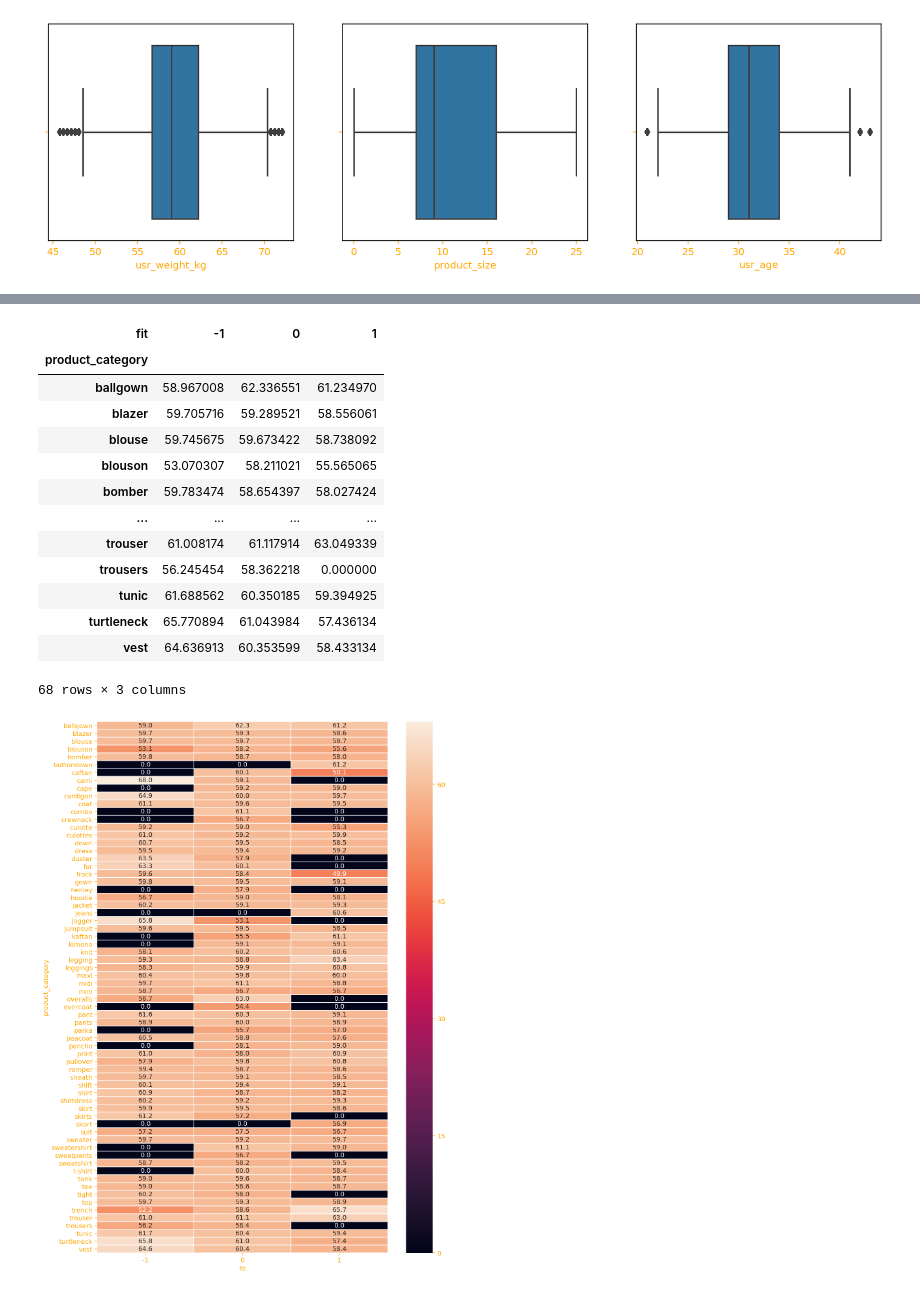
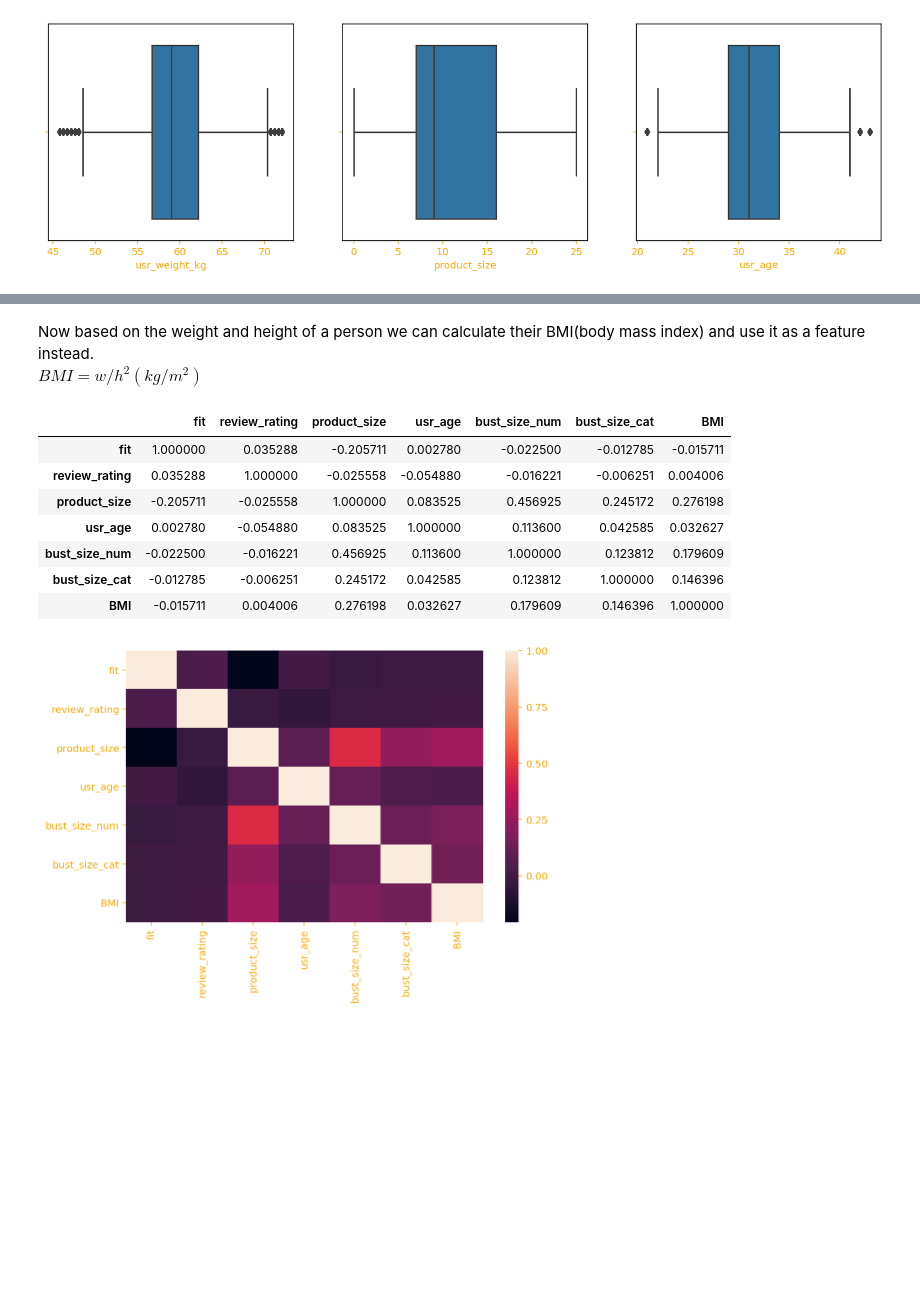
Before and after one commit to Dmytro-Shvetsov/ClothingFit, a Jupyter notebook: data/data_analysis_and_cleaning.ipynb, the cells around one changed output, grey strips where cells are left out. Cells and saved outputs as stored; diff of their text form; code cells hidden in the pictures; blank space fills up the shorter version.

```diff
--- a/data/data_analysis_and_cleaning.ipynb
+++ b/data/data_analysis_and_cleaning.ipynb
@@ -384,27 +375,3 @@ cleaned_df.head()
-# %%
-cat_features = ['fit', 'rented_for', 'product_category', 'body_type']
-
-product_category_fits = cleaned_df.pivot_table(
-                        index='product_category',
-                        columns='fit',
-                        values='usr_weight_kg',
-                        ).fillna(0).applymap(float)
-plt.figure(figsize=(10, 15))
-sns.heatmap(product_category_fits, annot=True, fmt=".1f", linewidths=.5)
-product_category_fits
-# %% [output]
-| fit | -1 | 0 | 1 |
-| product_category |  |  |  |
-| ballgown | 58.967008 | 62.336551 | 61.234970 |
-| blazer | 59.705716 | 59.289521 | 58.556061 |
-| blouse | 59.745675 | 59.673422 | 58.738092 |
-| blouson | 53.070307 | 58.211021 | 55.565065 |
-| bomber | 59.783474 | 58.654397 | 58.027424 |
-| ... | ... | ... | ... |
-| trouser | 61.008174 | 61.117914 | 63.049339 |
-| trousers | 56.245454 | 58.362218 | 0.000000 |
-| tunic | 61.688562 | 60.350185 | 59.394925 |
-| turtleneck | 65.770894 | 61.043984 | 57.436134 |
-| vest | 64.636913 | 60.353599 | 58.433134 |
-68 rows × 3 columns
-[figure, removed]
+# %% [markdown]
+Now based on the weight and height of a person we can calculate their BMI(body mass index) and use it as a feature instead. <br>
+$ BMI = w /h^2 (kg/m^2)$
@@ -410,0 +385,17 @@ product_category_fits
+# %%
+cleaned_df_scaled = cleaned_df[numeric_features].copy()
+cleaned_df_scaled = pd.DataFrame(scale(cleaned_df_scaled), columns=numeric_features)
+
+corr_matrix = cleaned_df_scaled.corr()
+sns.heatmap(corr_matrix)
+corr_matrix
+# %% [output]
+|  | fit | review_rating | product_size | usr_age | bust_size_num | bust_size_cat | BMI |
+| fit | 1.000000 | 0.035288 | -0.205711 | 0.002780 | -0.022500 | -0.012785 | -0.015711 |
+| review_rating | 0.035288 | 1.000000 | -0.025558 | -0.054880 | -0.016221 | -0.006251 | 0.004006 |
+| product_size | -0.205711 | -0.025558 | 1.000000 | 0.083525 | 0.456925 | 0.245172 | 0.276198 |
+| usr_age | 0.002780 | -0.054880 | 0.083525 | 1.000000 | 0.113600 | 0.042585 | 0.032627 |
+| bust_size_num | -0.022500 | -0.016221 | 0.456925 | 0.113600 | 1.000000 | 0.123812 | 0.179609 |
+| bust_size_cat | -0.012785 | -0.006251 | 0.245172 | 0.042585 | 0.123812 | 1.000000 | 0.146396 |
+| BMI | -0.015711 | 0.004006 | 0.276198 | 0.032627 | 0.179609 | 0.146396 | 1.000000 |
+[figure, added]
```
Also changed, not shown: parts of 18 cells of this notebook.
